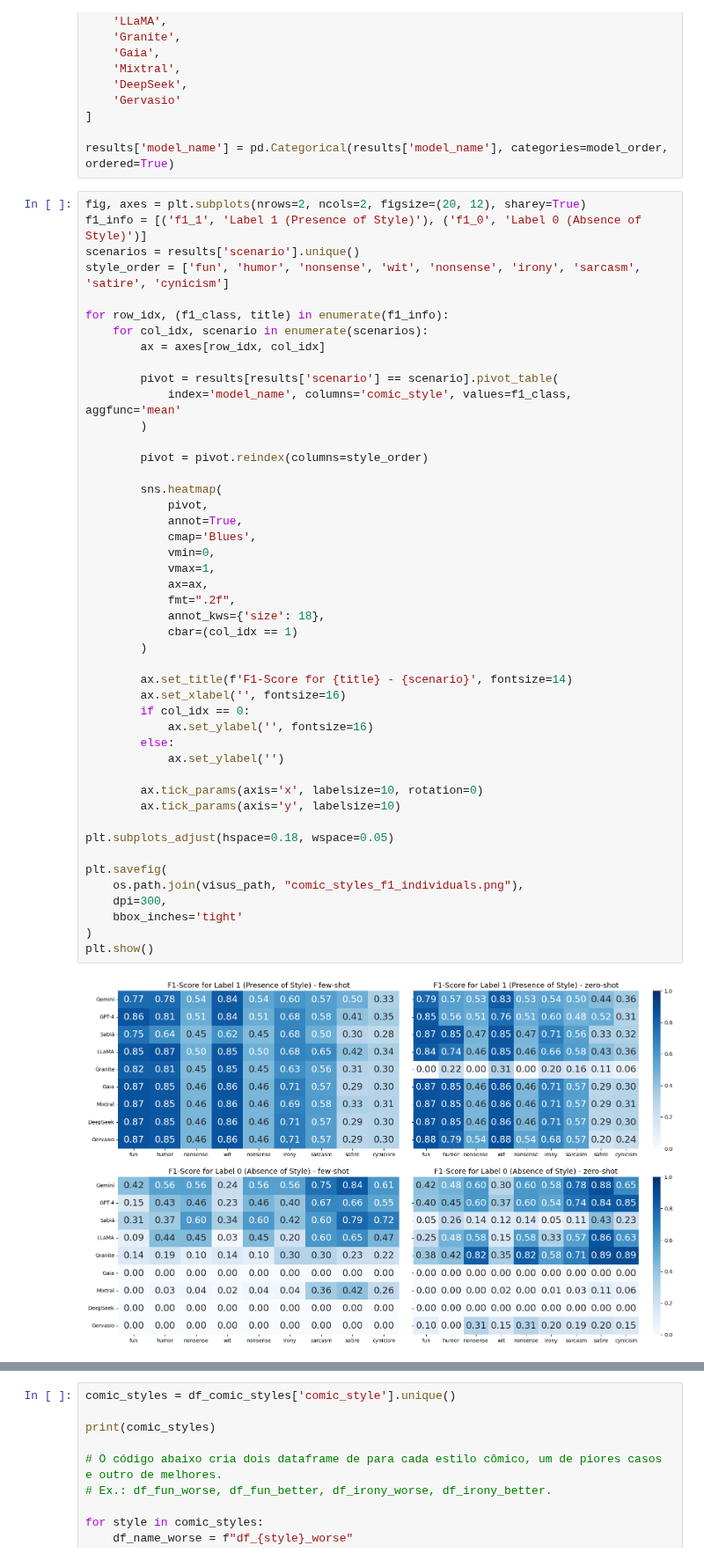
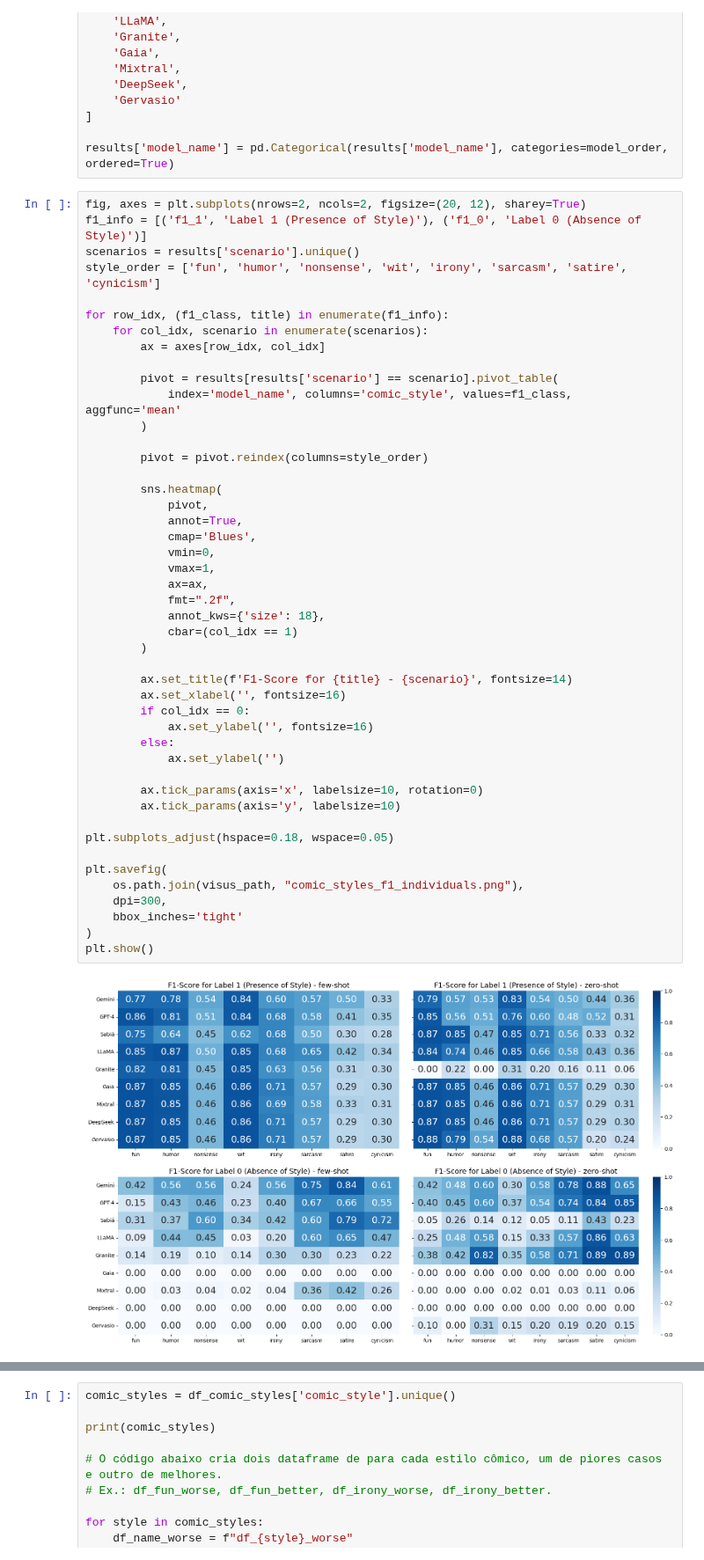
Before and after one commit to llm-pt-ibm/brazilian_northeast_humor_benchmark, a Jupyter notebook: qualitative_exploration.ipynb, the cells around one changed output, grey strips where cells are left out. Shown at 88% size. Saved outputs shown, nothing was run; the diff lists cells and outputs as text.

```diff
--- a/qualitative_exploration.ipynb
+++ b/qualitative_exploration.ipynb
@@ -284,7 +371,7 @@ results['model_name'] = pd.Categorical(results['model_name'], categories=model_o
 fig, axes = plt.subplots(nrows=2, ncols=2, figsize=(20, 12), sharey=True)
 f1_info = [('f1_1', 'Label 1 (Presence of Style)'), ('f1_0', 'Label 0 (Absence of Style)')]
 scenarios = results['scenario'].unique()
-style_order = ['fun', 'humor', 'nonsense', 'wit', 'nonsense', 'irony', 'sarcasm', 'satire', 'cynicism']
+style_order = ['fun', 'humor', 'nonsense', 'wit', 'irony', 'sarcasm', 'satire', 'cynicism']
 
 for row_idx, (f1_class, title) in enumerate(f1_info):
     for col_idx, scenario in enumerate(scenarios):
@@ -300,31 +387,31 @@ for row_idx, (f1_class, title) in enumerate(f1_info):
             pivot,
             annot=True,
             cmap='Blues',
             vmin=0,
             vmax=1,
             ax=ax,
             fmt=".2f",
             annot_kws={'size': 18},
             cbar=(col_idx == 1)
         )
 
         ax.set_title(f'F1-Score for {title} - {scenario}', fontsize=14)
         ax.set_xlabel('', fontsize=16)
         if col_idx == 0:
             ax.set_ylabel('', fontsize=16)
         else:
             ax.set_ylabel('')
 
         ax.tick_params(axis='x', labelsize=10, rotation=0)
         ax.tick_params(axis='y', labelsize=10)
 
 plt.subplots_adjust(hspace=0.18, wspace=0.05)
 
 plt.savefig(
     os.path.join(visus_path, "comic_styles_f1_individuals.png"),
     dpi=300,
     bbox_inches='tight'
 )
 plt.show()
 # %% [output]
-[figure, old version]
+[figure, new version]
```
Also changed, not shown: parts of 5 cells of this notebook, 1 other file.
